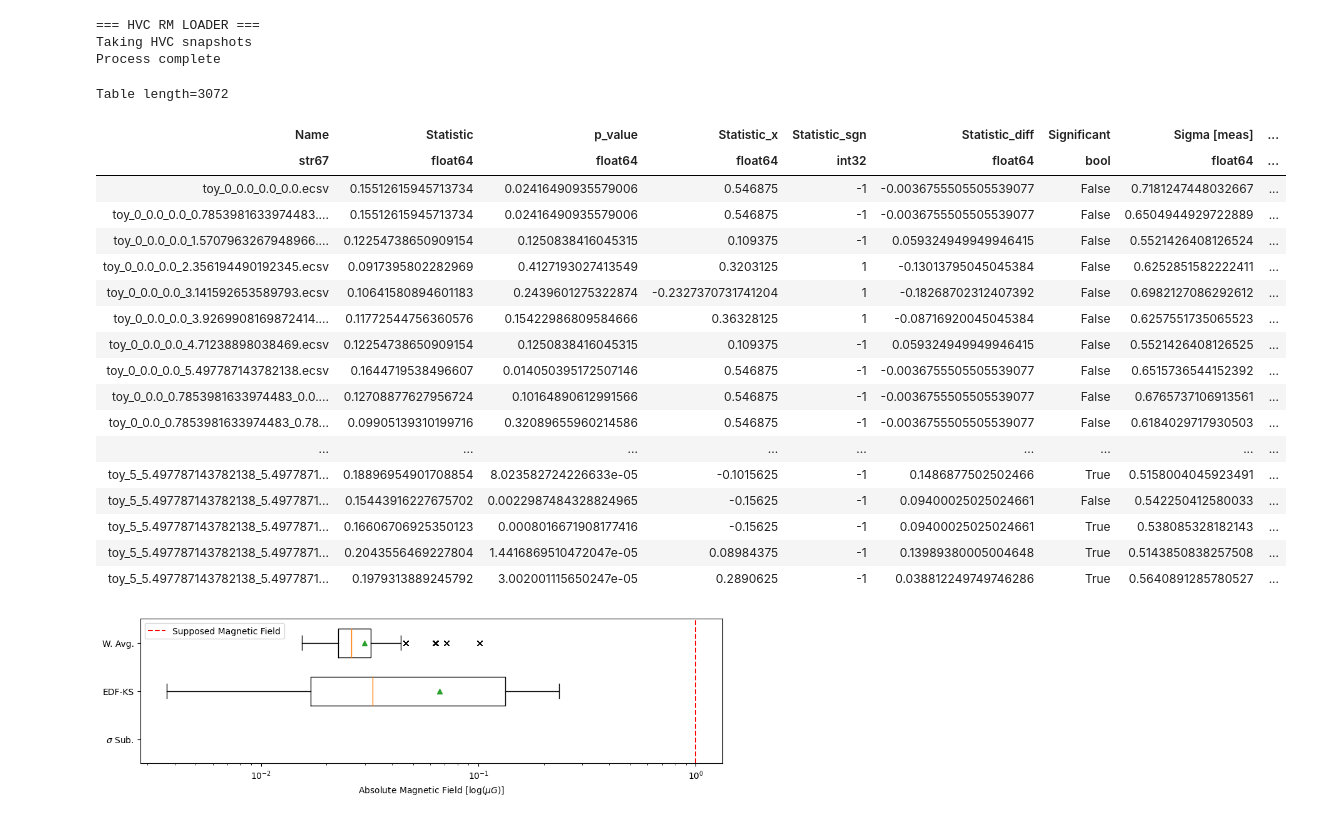
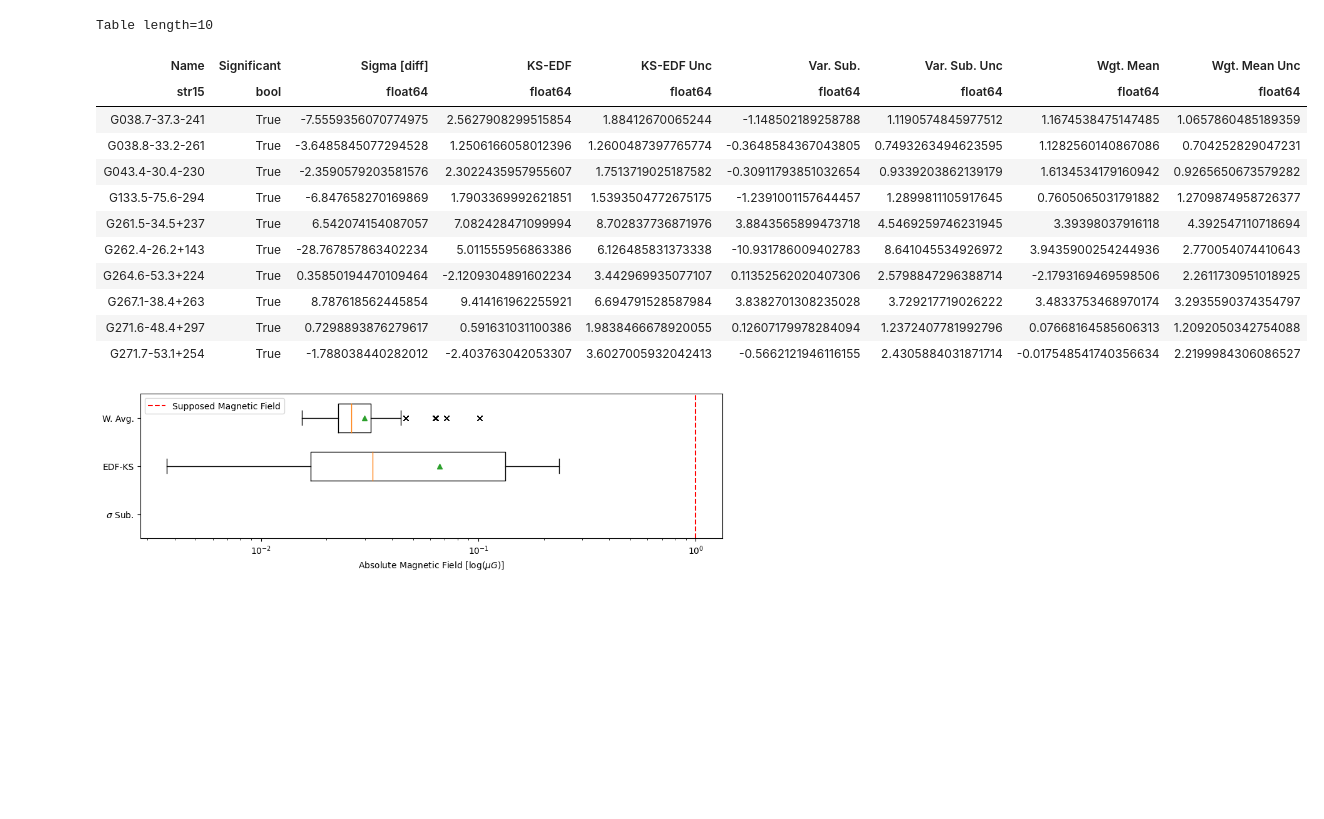
Before and after one commit to Olivex727/hvc-magnetic-honours-programs, a Jupyter notebook: synthesis/calculation_post.ipynb, the cells around one changed output. Cells and saved outputs as stored; diff of their text form; code cells hidden in the pictures; blank space fills up the shorter version.

```diff
--- a/synthesis/calculation_post.ipynb
+++ b/synthesis/calculation_post.ipynb
@@ -1,45 +1,36 @@
 # %%
 import sys
 sys.path.append('C://Users/olive/OneDrive - Australian National University/Honours-Olivia/Programs/honours/standard_modules')
 sys.path.append('C://Users/olive/OneDrive - Australian National University/Honours-Olivia/Programs/honours/project')
 
 from collation import collator, hvc_snapshot as snap, collation_tools as ct
 from synthesis import hvc_looper as hvcl, magnetic_field_derivation as mfd, KStest, uncertainty_subtraction as us, calculate as calc
 
 from astropy.table import hstack
 import numpy as np
 import matplotlib.pyplot as plt
 
 #collated_data = collator.data_whole_sky(False, load_data=["../data_processed/proc_rms","../data_processed/proc_hvcs"], h1_img="../data_catalog/hi4pi-hvc-nhi-car.fits", override_RMs=True)
 
-master_hvcs = hvcl.load_HVCs([], [], "../data_processed/toy_model/toy_hvcs/", toy_override=True)
+#master_hvcs = hvcl.load_HVCs([], [], "../data_processed/toy_model/toy_hvcs/", toy_override=True)
 
-bigger_results = ct.read_processed("../data_processed/toy_model/results_final_unfiltered")
+bigger_results = ct.read_processed("../data_processed/results_post_RM")
 #big_results_filtered = ct.read_processed("../data_processed/toy_model/results_final_filtered")
 bigger_results
 # %% [output]
-=== HVC RM LOADER ===
-Taking HVC snapshots
-Process complete
+Table length=10
-Table length=3072
-| Name | Statistic | p_value | Statistic_x | Statistic_sgn | Statistic_diff | Significant | Sigma [meas] | ... |
-| str67 | float64 | float64 | float64 | int32 | float64 | bool | float64 | ... |
-| toy_0_0.0_0.0_0.0.ecsv | 0.15512615945713734 | 0.02416490935579006 | 0.546875 | -1 | -0.0036755505505539077 | False | 0.7181247448032667 | ... |
-| toy_0_0.0_0.0_0.7853981633974483.... | 0.15512615945713734 | 0.02416490935579006 | 0.546875 | -1 | -0.0036755505505539077 | False | 0.6504944929722889 | ... |
-| toy_0_0.0_0.0_1.5707963267948966.... | 0.12254738650909154 | 0.1250838416045315 | 0.109375 | -1 | 0.059324949949946415 | False | 0.5521426408126524 | ... |
-| toy_0_0.0_0.0_2.356194490192345.ecsv | 0.0917395802282969 | 0.4127193027413549 | 0.3203125 | 1 | -0.13013795045045384 | False | 0.6252851582222411 | ... |
-| toy_0_0.0_0.0_3.141592653589793.ecsv | 0.10641580894601183 | 0.2439601275322874 | -0.2327370731741204 | 1 | -0.18268702312407392 | False | 0.6982127086292612 | ... |
-| toy_0_0.0_0.0_3.9269908169872414.... | 0.11772544756360576 | 0.15422986809584666 | 0.36328125 | 1 | -0.08716920045045384 | False | 0.6257551735065523 | ... |
-| toy_0_0.0_0.0_4.71238898038469.ecsv | 0.12254738650909154 | 0.1250838416045315 | 0.109375 | -1 | 0.059324949949946415 | False | 0.5521426408126525 | ... |
-| toy_0_0.0_0.0_5.497787143782138.ecsv | 0.1644719538496607 | 0.014050395172507146 | 0.546875 | -1 | -0.0036755505505539077 | False | 0.6515736544152392 | ... |
-| toy_0_0.0_0.7853981633974483_0.0.... | 0.12708877627956724 | 0.10164890612991566 | 0.546875 | -1 | -0.0036755505505539077 | False | 0.6765737106913561 | ... |
-| toy_0_0.0_0.7853981633974483_0.78... | 0.09905139310199716 | 0.32089655960214586 | 0.546875 | -1 | -0.0036755505505539077 | False | 0.6184029717930503 | ... |
-| ... | ... | ... | ... | ... | ... | ... | ... | ... |
-| toy_5_5.497787143782138_5.4977871... | 0.18896954901708854 | 8.023582724226633e-05 | -0.1015625 | -1 | 0.1486877502502466 | True | 0.5158004045923491 | ... |
-| toy_5_5.497787143782138_5.4977871... | 0.15443916227675702 | 0.0022987484328824965 | -0.15625 | -1 | 0.09400025025024661 | False | 0.542250412580033 | ... |
-| toy_5_5.497787143782138_5.4977871... | 0.16606706925350123 | 0.0008016671908177416 | -0.15625 | -1 | 0.09400025025024661 | True | 0.538085328182143 | ... |
-| toy_5_5.497787143782138_5.4977871... | 0.2043556469227804 | 1.4416869510472047e-05 | 0.08984375 | -1 | 0.13989380005004648 | True | 0.5143850838257508 | ... |
-| toy_5_5.497787143782138_5.4977871... | 0.1979313889245792 | 3.002001115650247e-05 | 0.2890625 | -1 | 0.038812249749746286 | True | 0.5640891285780527 | ... |
+| Name | Significant | Sigma [diff] | KS-EDF | KS-EDF Unc | Var. Sub. | Var. Sub. Unc | Wgt. Mean | Wgt. Mean Unc |
+| str15 | bool | float64 | float64 | float64 | float64 | float64 | float64 | float64 |
+| G038.7-37.3-241 | True | -7.5559356070774975 | 2.5627908299515854 | 1.88412670065244 | -1.148502189258788 | 1.1190574845977512 | 1.1674538475147485 | 1.0657860485189359 |
+| G038.8-33.2-261 | True | -3.6485845077294528 | 1.2506166058012396 | 1.2600487397765774 | -0.3648584367043805 | 0.7493263494623595 | 1.1282560140867086 | 0.704252829047231 |
+| G043.4-30.4-230 | True | -2.3590579203581576 | 2.3022435957955607 | 1.7513719025187582 | -0.30911793851032654 | 0.9339203862139179 | 1.6134534179160942 | 0.9265650673579282 |
+| G133.5-75.6-294 | True | -6.847658270169869 | 1.7903369992621851 | 1.5393504772675175 | -1.2391001157644457 | 1.2899811105917645 | 0.7605065031791882 | 1.2709874958726377 |
+| G261.5-34.5+237 | True | 6.542074154087057 | 7.082428471099994 | 8.702837736871976 | 3.8843565899473718 | 4.5469259746231945 | 3.39398037916118 | 4.392547110718694 |
+| G262.4-26.2+143 | True | -28.767857863402234 | 5.011555956863386 | 6.126485831373338 | -10.931786009402783 | 8.641045534926972 | 3.9435900254244936 | 2.770054074410643 |
+| G264.6-53.3+224 | True | 0.35850194470109464 | -2.1209304891602234 | 3.442969935077107 | 0.11352562020407306 | 2.5798847296388714 | -2.1793169469598506 | 2.2611730951018925 |
+| G267.1-38.4+263 | True | 8.787618562445854 | 9.414161962255921 | 6.694791528587984 | 3.8382701308235028 | 3.729217719026222 | 3.4833753468970174 | 3.2935590374354797 |
+| G271.6-48.4+297 | True | 0.7298893876279617 | 0.591631031100386 | 1.9838466678920055 | 0.12607179978284094 | 1.2372407781992796 | 0.07668164585606313 | 1.2092050342754088 |
+| G271.7-53.1+254 | True | -1.788038440282012 | -2.403763042053307 | 3.6027005932042413 | -0.5662121946116155 | 2.4305884031871714 | -0.017548541740356634 | 2.2199984306086527 |
 # %%
 from astropy.table import Table
 
```
Also changed, not shown: parts of 2 cells of this notebook.
